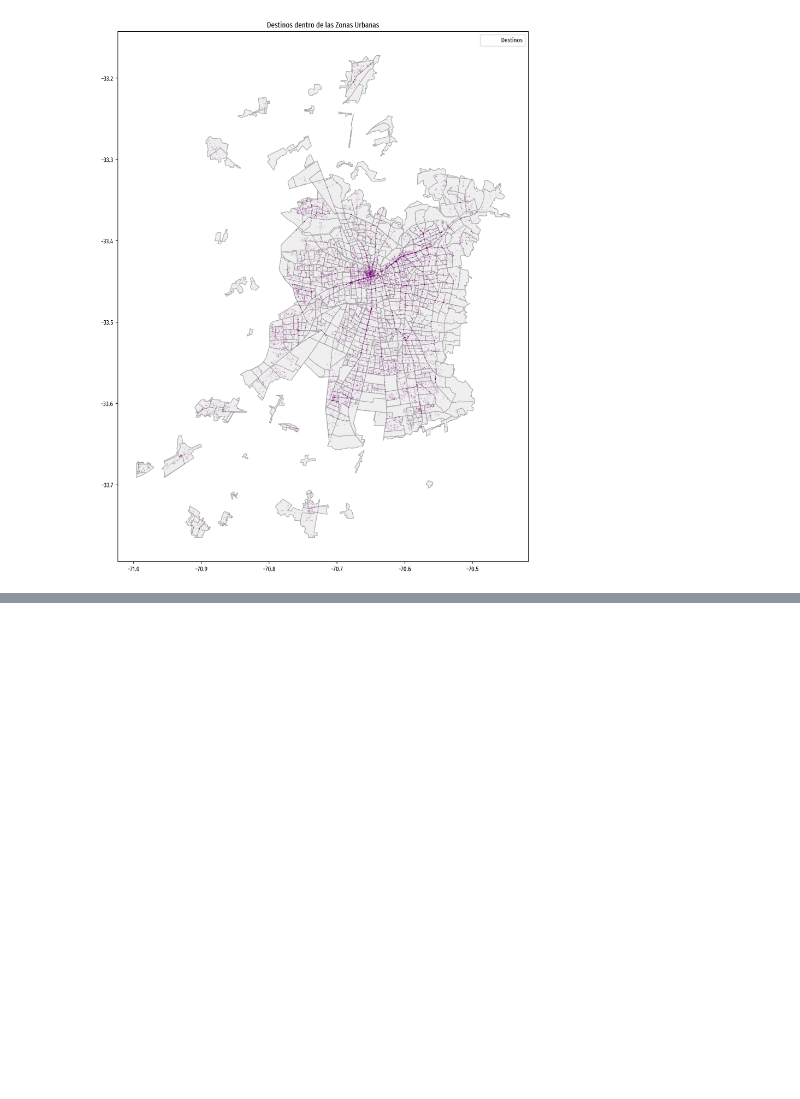
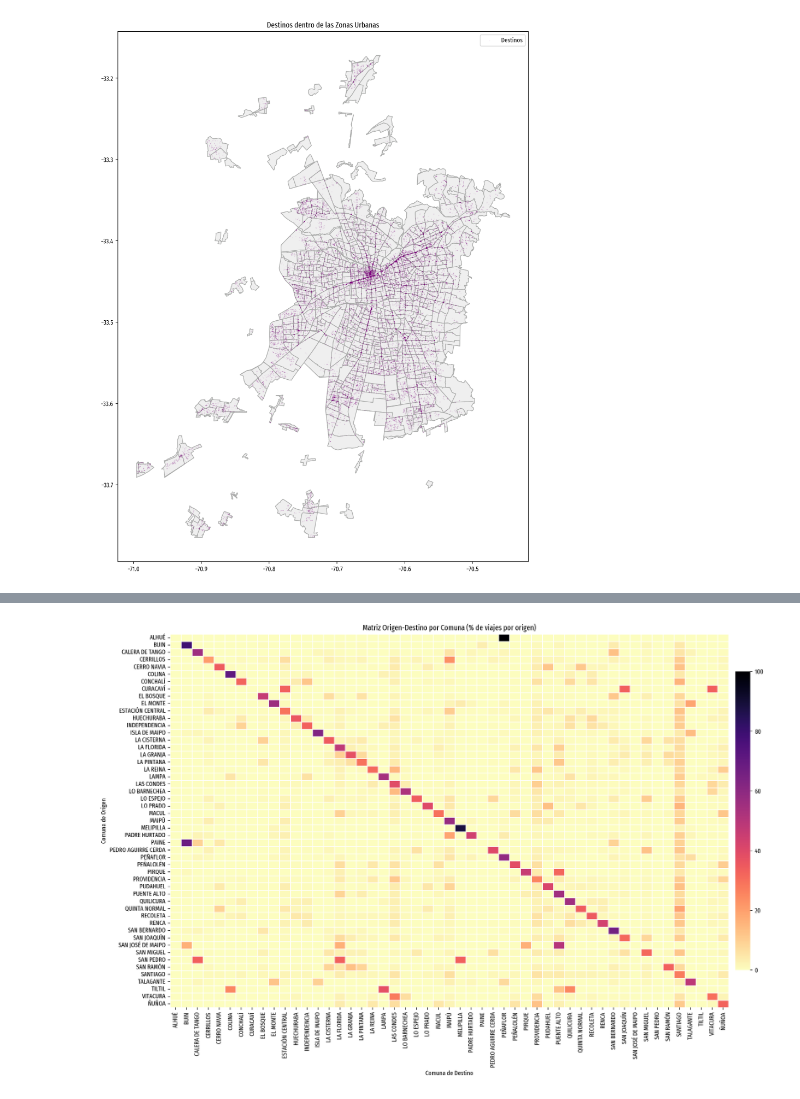
Before and after one commit to daniopitz/geodata, a Jupyter notebook: 00_introduccion.ipynb, the cells around one changed output, grey strips where cells are left out. Saved outputs shown, nothing was run; the diff lists cells and outputs as text; code cells hidden in the pictures; blank space fills up the shorter version.

```diff
--- a/00_introduccion.ipynb
+++ b/00_introduccion.ipynb
@@ -333,0 +461,10 @@ Fin
+# %%
+# Contar viajes entre cada par comuna_origen -> comuna_destino
+matriz_od = (
+    viajes_od
+    .groupby(['comuna_origen', 'comuna_destino'])
+    .size()
+    .reset_index(name='n_viajes')
+)
+
+matriz_od
@@ -333,0 +485,9 @@ Fin
+# %%
+# Convertir a matriz (pivot)
+matriz_od_pivot = matriz_od.pivot(
+    index='comuna_origen',
+    columns='comuna_destino',
+    values='n_viajes'
+).fillna(0).astype(int)
+
+matriz_od_pivot
@@ -333,0 +514,17 @@ Fin
+# %%
+# Normalizar por fila (origen) y convertir a porcentaje
+matriz_od_norm = matriz_od_pivot.div(matriz_od_pivot.sum(axis=1), axis=0) * 100
+
+import seaborn as sns
+# Visualizar
+plt.figure(figsize=(16, 10))
+sns.heatmap(matriz_od_norm, cmap='magma_r', linewidths=1, cbar_kws=dict(shrink=0.8, pad=0.01),  xticklabels=True, annot=False)
+plt.title('Matriz Origen-Destino por Comuna (% de viajes por origen)')
+plt.xlabel('Comuna de Destino')
+plt.ylabel('Comuna de Origen')
+plt.tight_layout()
+plt.show()
+
+#plt.savefig('censo2017_figuras/migrant_matrix.png', dpi=150, bbox_inches='tight')
+# %% [output]
+[figure, added]
```
Also changed, not shown: parts of 16 cells of this notebook, 4 other files.
